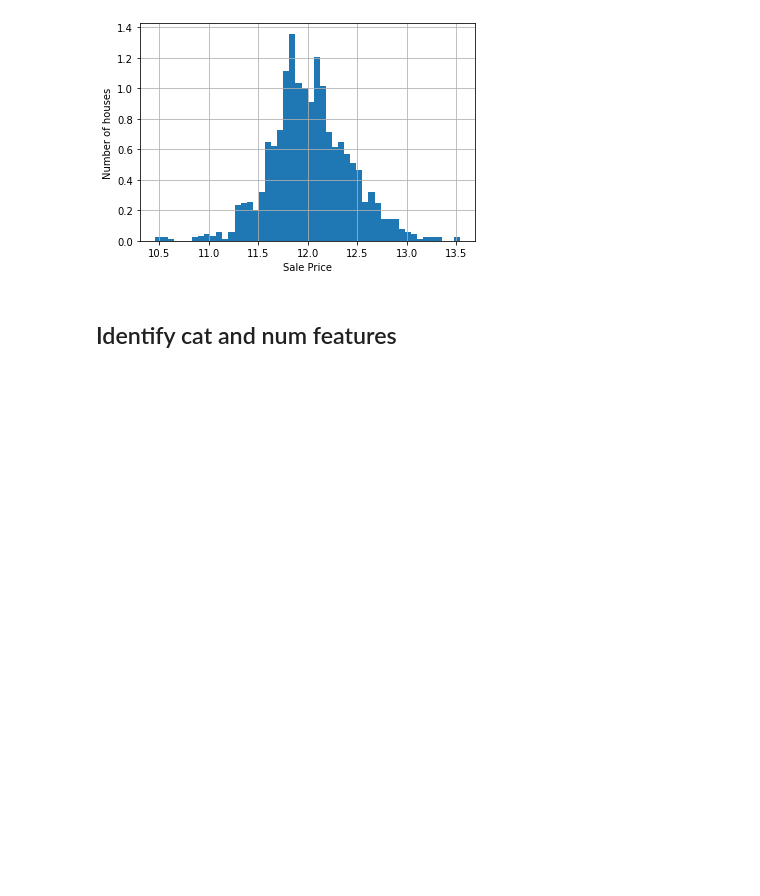
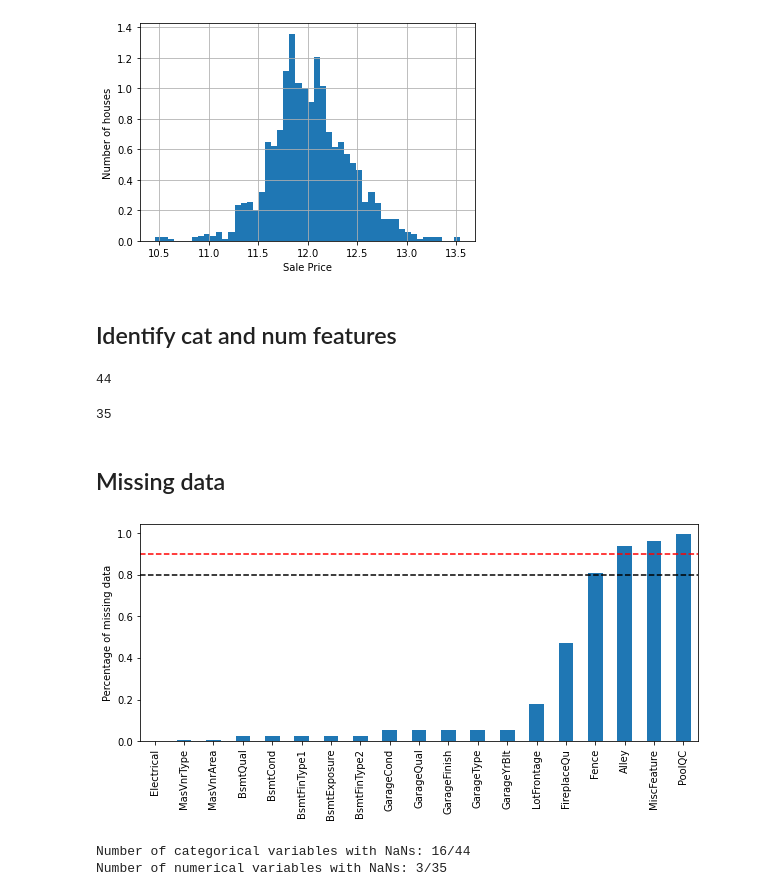
Before and after one commit to particle1331/model-deployment, a Jupyter notebook: src/research/data-analysis.ipynb, the cells around one changed output. Saved outputs shown, nothing was run; the diff lists cells and outputs as text; code cells hidden in the pictures; blank space fills up the shorter version.

Commit message:
data analysis

```diff
--- a/src/research/data-analysis.ipynb
+++ b/src/research/data-analysis.ipynb
@@ -43,3 +44,41 @@ plt.show()
 [figure]
 # %% [markdown]
 ## Identify cat and num features
+# %%
+cat_vars = [v for v in data.columns if data[v].dtype == 'O'] + ['MSSubClass']
+data[cat_vars] = data[cat_vars].astype('O') # cast all categorical as type categorical
+
+print(len(cat_vars))
+# %% [output]
+44
+# %%
+num_vars = [v for v in data.columns if v not in cat_vars and v != 'SalePrice']
+
+print(len(num_vars))
+# %% [output]
+35
+# %% [markdown]
+## Missing data
+# %%
+vars_with_na = [v for v in data.columns if data[v].isnull().sum() > 0]
+
+# determine percentage of missing values
+percentage_na = data[vars_with_na].isnull().mean().sort_values(ascending=True)
+# %%
+# plot
+percentage_na.plot.bar(figsize=(10, 4))
+plt.ylabel('Percentage of missing data')
+plt.axhline(y=0.90, color='r', linestyle='--')
+plt.axhline(y=0.80, color='k', linestyle='--')
+plt.show()
+# %% [output]
+[figure, added]
+# %%
+cat_na = [v for v in cat_vars if v in vars_with_na]
+num_na = [v for v in num_vars if v in vars_with_na]
+
+print(f'Number of categorical variables with NaNs: {len(cat_na)}/{len(cat_vars)}')
+print(f'Number of numerical variables with NaNs: {len(num_na)}/{len(num_vars)}')
+# %% [output]
+Number of categorical variables with NaNs: 16/44
+Number of numerical variables with NaNs: 3/35
```
Also changed, not shown: parts of 13 cells of this notebook, 1 other file.
